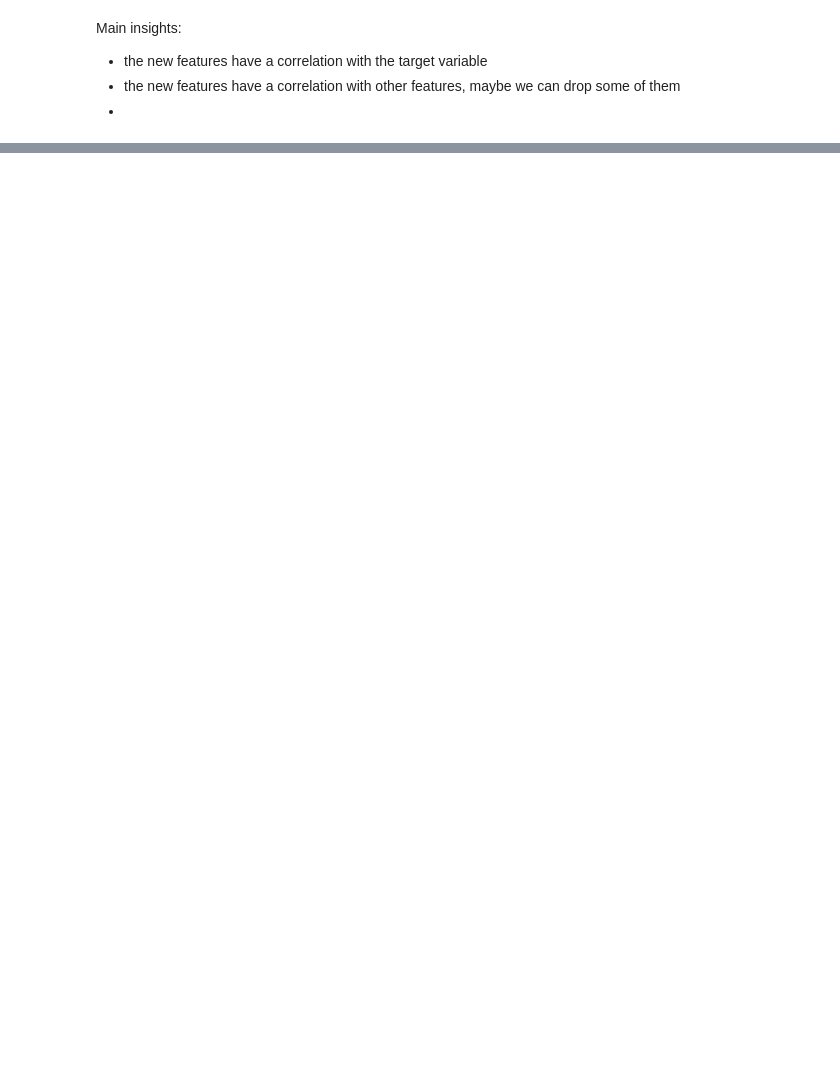
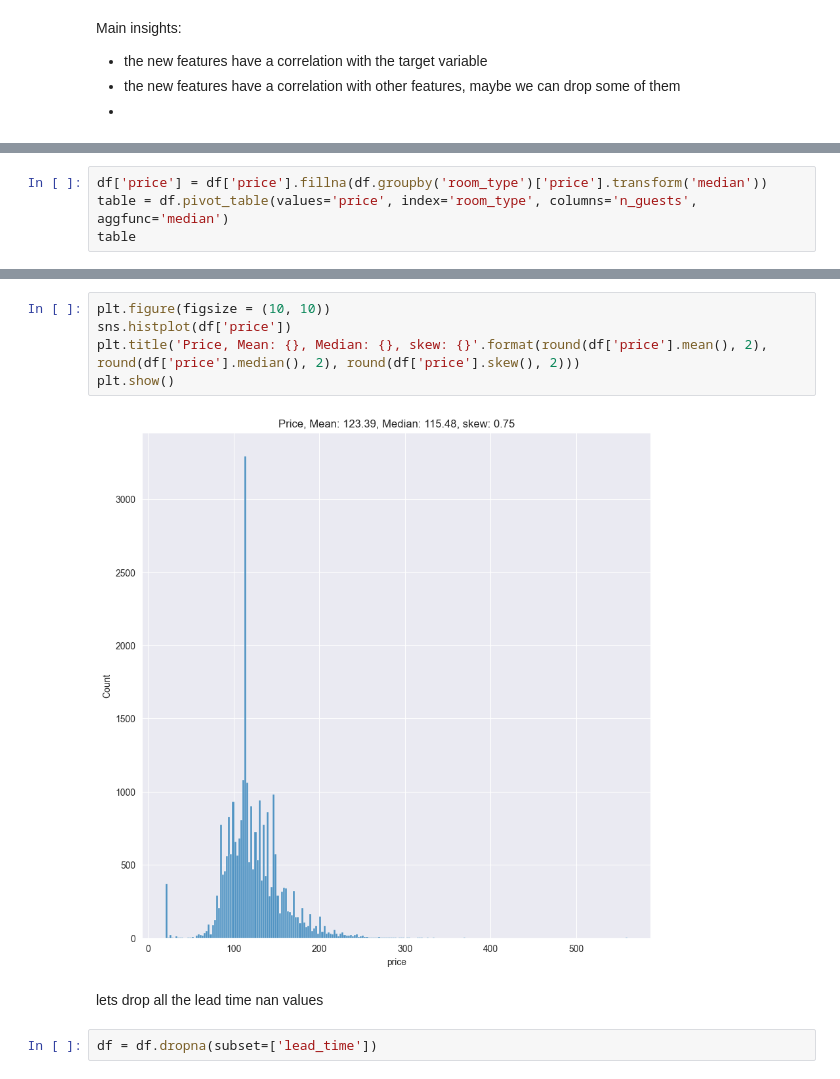
Before and after one commit to almog-sharoni/Data_Mining_Final_Project, a Jupyter notebook: main_notebook.ipynb, the cells around one changed output, grey strips where cells are left out. Drawn from its saved outputs; the diff is of its cells as text; blank space fills up the shorter version.

```diff
--- a/main_notebook.ipynb
+++ b/main_notebook.ipynb
@@ -538,0 +473,4 @@ Main insights:
+# %%
+df['price'] = df['price'].fillna(df.groupby('room_type')['price'].transform('median'))
+table = df.pivot_table(values='price', index='room_type', columns='n_guests', aggfunc='median')
+table
@@ -538,0 +487,11 @@ Main insights:
+# %%
+plt.figure(figsize = (10, 10))
+sns.histplot(df['price'])
+plt.title('Price, Mean: {}, Median: {}, skew: {}'.format(round(df['price'].mean(), 2), round(df['price'].median(), 2), round(df['price'].skew(), 2)))
+plt.show()
+# %% [output]
+[figure, added]
+# %% [markdown]
+lets drop all the lead time nan values
+# %%
+df = df.dropna(subset=['lead_time'])
```
Also changed, not shown: parts of 61 cells of this notebook.
